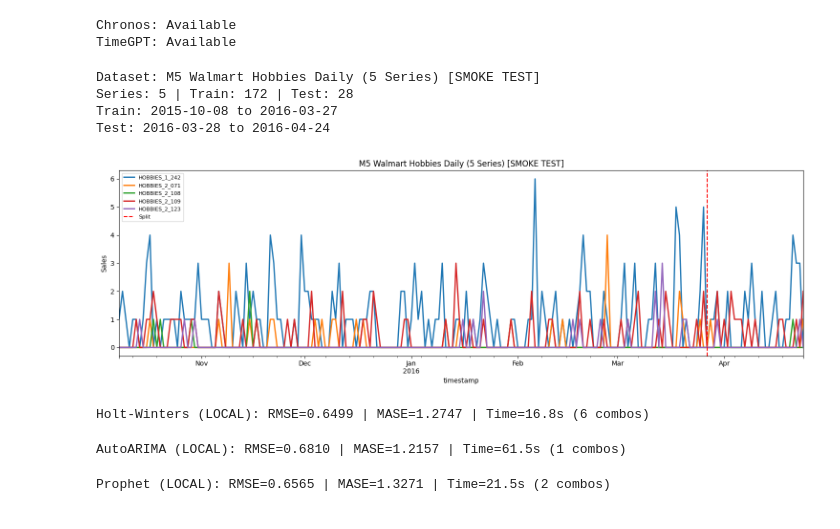
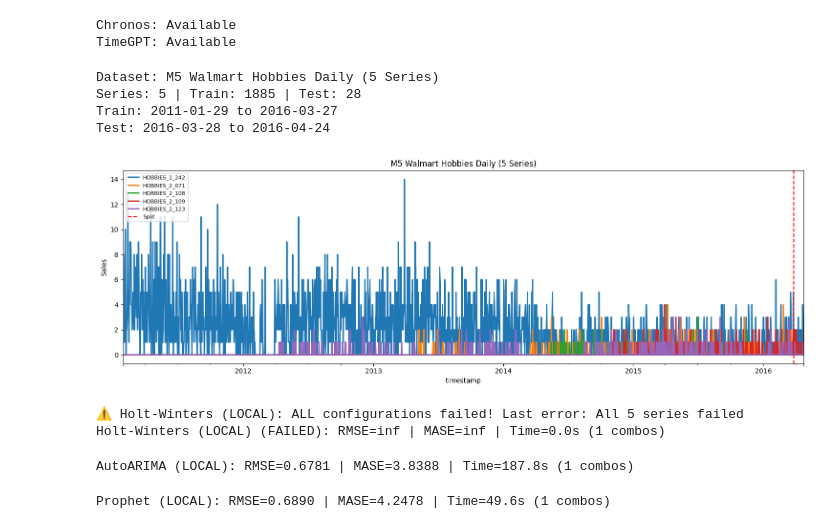
Before and after one commit to ContiHan/Statistika, a Jupyter notebook: forecasting/04_forecasting_m5_walmart_daily.ipynb, the cells around one changed output. Saved outputs shown, nothing was run; the diff lists cells and outputs as text; code cells hidden in the pictures.

Commit message:
04 working with 1 combos to all models

```diff
--- a/forecasting/04_forecasting_m5_walmart_daily.ipynb
+++ b/forecasting/04_forecasting_m5_walmart_daily.ipynb
@@ -100,7 +100,7 @@ DATASET_CONFIG = {
 }
 
 # === SMOKE TEST MODE ===
-SMOKE_TEST = True
+SMOKE_TEST = False
 SMOKE_TEST_POINTS = 200
 
 # === LOAD DATA ===
@@ -180,37 +180,37 @@ if train_future_covs:
 else:
     train_future_covs_scaled, all_future_covs_scaled = None, None
 
 if train_past_covs:
     past_cov_scaler = Scaler()
     train_past_covs_scaled = past_cov_scaler.fit_transform(train_past_covs)
     all_past_covs_scaled = past_cov_scaler.transform(all_past_covs)
 else:
     train_past_covs_scaled, all_past_covs_scaled = None, None
 
 # Static covariates transformer for DL embeddings
 static_cov_transformer = StaticCovariatesTransformer()
 train_scaled = static_cov_transformer.fit_transform(train_scaled)
 
 print(f"Dataset: {DATASET_CONFIG['name']}" + (" [SMOKE TEST]" if SMOKE_TEST else ""))
 print(f"Series: {len(all_series)} | Train: {len(train_series[0])} | Test: {len(test_series[0])}")
 print(f"Train: {train_series[0].start_time().date()} to {train_series[0].end_time().date()}")
 print(f"Test: {test_series[0].start_time().date()} to {test_series[0].end_time().date()}")
 
 fig, ax = plt.subplots(figsize=(15, 5))
 for i, s in enumerate(all_series):
     s.plot(ax=ax, label=f'{s.static_covariates["unique_id"].values[0]}')
 ax.axvline(x=split_time, color='red', linestyle='--', label='Split')
 ax.set_title(f'{DATASET_CONFIG["name"]}' + (' [SMOKE TEST]' if SMOKE_TEST else ''))
 ax.set_ylabel(DATASET_CONFIG.get('value_unit', 'Value'))
 ax.legend(loc='upper left', fontsize=8)
 plt.tight_layout()
 plt.show()
 # %% [output]
-Dataset: M5 Walmart Hobbies Daily (5 Series) [SMOKE TEST]
-Series: 5 | Train: 172 | Test: 28
-Train: 2015-10-08 to 2016-03-27
+Dataset: M5 Walmart Hobbies Daily (5 Series)
+Series: 5 | Train: 1885 | Test: 28
+Train: 2011-01-29 to 2016-03-27
 Test: 2016-03-28 to 2016-04-24
-[figure, old version]
+[figure, new version]
 # %%
 # 3. Evaluation Metrics and Result Logging
 #
@@ -389,44 +428,49 @@ def run_tuning_global(model_name, model_cls, param_grid, train_scaled_list, orig
 
 SEASONAL_PERIOD = DATASET_CONFIG['seasonal_period']
 
-# Holt-Winters (only additive modes - multiplicative fails with zeros in sales)
+# Holt-Winters - simplified grid for stability on large datasets
+# Use only NONE modes to avoid convergence issues with long series
 hw_grid = {
     'seasonal_periods': [SEASONAL_PERIOD],
-    'trend': [ModelMode.ADDITIVE, ModelMode.NONE],
-    'seasonal': [ModelMode.ADDITIVE, ModelMode.NONE],
-    'damped': [True, False]
+    'trend': [ModelMode.NONE],  # Simpler - avoid convergence issues
+    'seasonal': [ModelMode.ADDITIVE],
+    'damped': [False],
+    'initialization_method': ['heuristic']
 }
 run_tuning_local("Holt-Winters (LOCAL)", ExponentialSmoothing, hw_grid, train_series,
                  supports_covariates=False, use_full_grid=True, filter_hw=True, seasonal_m=SEASONAL_PERIOD)
 
-# AutoARIMA with future covariates
+# AutoARIMA - simplified for speed on large datasets
 try:
     AutoARIMA()
     arima_grid = {
         'season_length': [SEASONAL_PERIOD],
         'seasonal': [True],
-        'max_p': [3], 'max_q': [3], 'max_P': [1], 'max_Q': [1], 'max_D': [1], 'max_order': [6]
+        'max_p': [2], 'max_q': [2], 'max_P': [1], 'max_Q': [1], 'max_D': [1], 'max_order': [5],
+        'stepwise': [True],
+        'approximation': [True]  # Faster for large datasets
     }
     run_tuning_local("AutoARIMA (LOCAL)", AutoARIMA, arima_grid, train_series,
                      future_covs_list=all_future_covs, supports_covariates=True, use_full_grid=True, seasonal_m=SEASONAL_PERIOD)
-except Exception:
-    pass
+except Exception as e:
+    print(f"AutoARIMA skipped: {e}")
 
-# Prophet with future covariates
+# Prophet - simplified grid
 try:
     Prophet()
     prophet_grid = {
         'seasonality_mode': ['additive'],
-        'changepoint_prior_scale': [0.01, 0.1]
+        'changepoint_prior_scale': [0.05]  # Single reasonable value for speed
     }
     run_tuning_local("Prophet (LOCAL)", Prophet, prophet_grid, train_series,
                      future_covs_list=all_future_covs, supports_covariates=True, use_full_grid=True, seasonal_m=SEASONAL_PERIOD)
-except Exception:
-    pass
+except Exception as e:
+    print(f"Prophet skipped: {e}")
 # %% [output]
-Holt-Winters (LOCAL): RMSE=0.6499 | MASE=1.2747 | Time=16.8s (6 combos)
+⚠ Holt-Winters (LOCAL): ALL configurations failed! Last error: All 5 series failed
+Holt-Winters (LOCAL) (FAILED): RMSE=inf | MASE=inf | Time=0.0s (1 combos)
-AutoARIMA (LOCAL): RMSE=0.6810 | MASE=1.2157 | Time=61.5s (1 combos)
+AutoARIMA (LOCAL): RMSE=0.6781 | MASE=3.8388 | Time=187.8s (1 combos)
-Prophet (LOCAL): RMSE=0.6565 | MASE=1.3271 | Time=21.5s (2 combos)
+Prophet (LOCAL): RMSE=0.6890 | MASE=4.2478 | Time=49.6s (1 combos)
 # %%
 # 6. Deep Learning Models (GLOBAL Forecasting)
 #
```
Also changed, not shown: parts of 5 cells of this notebook.
